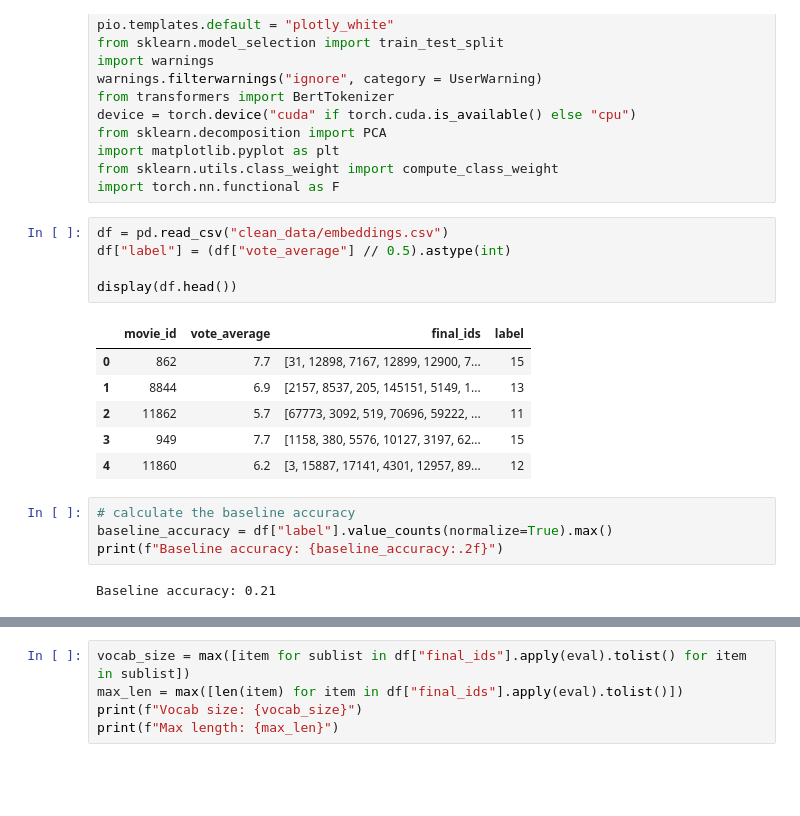
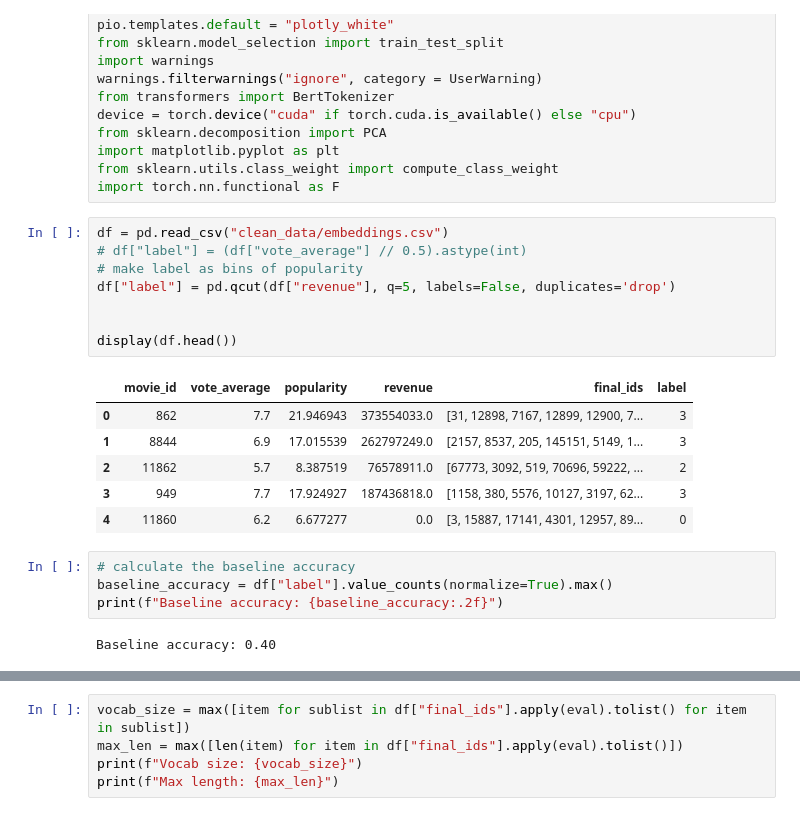
Before and after one commit to vikramv17/cs451-project, a Jupyter notebook: embeddings_model.ipynb, the cells around one changed output, grey strips where cells are left out. Cells and saved outputs as stored; diff of their text form; blank space fills up the shorter version.

```diff
--- a/embeddings_model.ipynb
+++ b/embeddings_model.ipynb
@@ -22,22 +22,25 @@ from sklearn.utils.class_weight import compute_class_weight
 import torch.nn.functional as F
 # %%
 df = pd.read_csv("clean_data/embeddings.csv")
-df["label"] = (df["vote_average"] // 0.5).astype(int)
+# df["label"] = (df["vote_average"] // 0.5).astype(int)
+# make label as bins of popularity
+df["label"] = pd.qcut(df["revenue"], q=5, labels=False, duplicates='drop')
+
 
 display(df.head())
 # %% [output]
-|  | movie_id | vote_average | final_ids | label |
-| 0 | 862 | 7.7 | [31, 12898, 7167, 12899, 12900, 7... | 15 |
-| 1 | 8844 | 6.9 | [2157, 8537, 205, 145151, 5149, 1... | 13 |
-| 2 | 11862 | 5.7 | [67773, 3092, 519, 70696, 59222, ... | 11 |
-| 3 | 949 | 7.7 | [1158, 380, 5576, 10127, 3197, 62... | 15 |
-| 4 | 11860 | 6.2 | [3, 15887, 17141, 4301, 12957, 89... | 12 |
+|  | movie_id | vote_average | popularity | revenue | final_ids | label |
+| 0 | 862 | 7.7 | 21.946943 | 373554033.0 | [31, 12898, 7167, 12899, 12900, 7... | 3 |
+| 1 | 8844 | 6.9 | 17.015539 | 262797249.0 | [2157, 8537, 205, 145151, 5149, 1... | 3 |
+| 2 | 11862 | 5.7 | 8.387519 | 76578911.0 | [67773, 3092, 519, 70696, 59222, ... | 2 |
+| 3 | 949 | 7.7 | 17.924927 | 187436818.0 | [1158, 380, 5576, 10127, 3197, 62... | 3 |
+| 4 | 11860 | 6.2 | 6.677277 | 0.0 | [3, 15887, 17141, 4301, 12957, 89... | 0 |
 # %%
 # calculate the baseline accuracy
 baseline_accuracy = df["label"].value_counts(normalize=True).max()
 print(f"Baseline accuracy: {baseline_accuracy:.2f}")
 # %% [output]
-Baseline accuracy: 0.21
+Baseline accuracy: 0.40
 # %%
 train_df, val_df = train_test_split(df, test_size=0.2, random_state=42)
 
```
Also changed, not shown: parts of 4 cells of this notebook, 1 other file.
